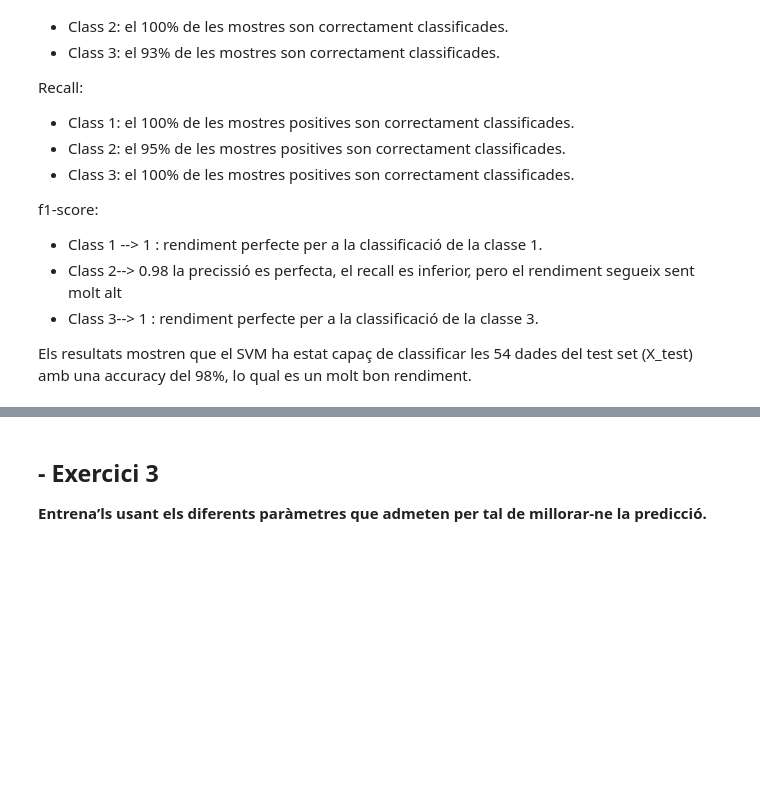
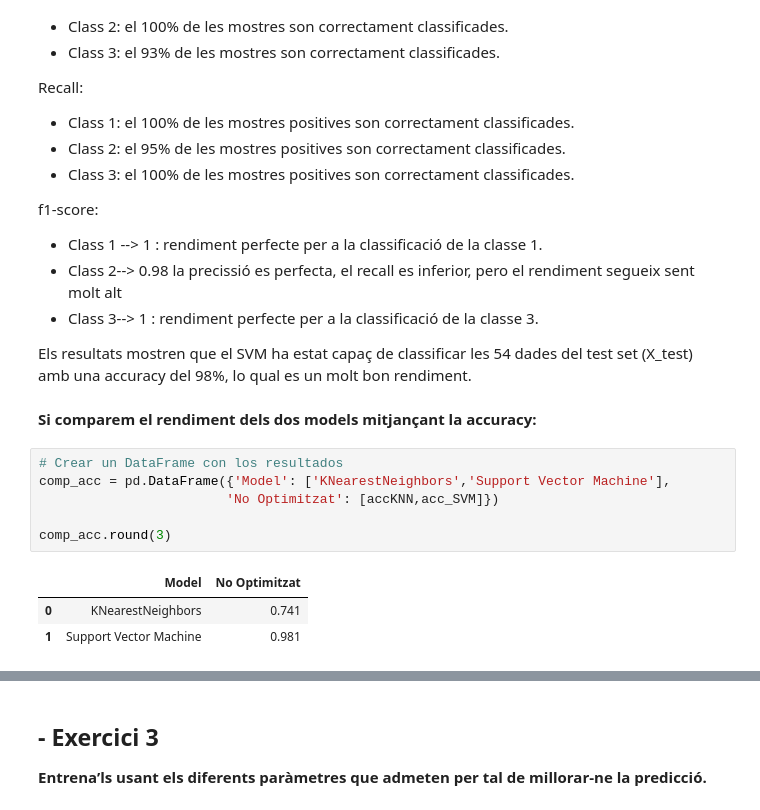
Before and after one commit to juliacasadevalldiaz/ML_classification, a Jupyter notebook: Tasca M7 T01 - ML_classification.ipynb, the cells around one changed output, grey strips where cells are left out. Drawn from its saved outputs; the diff is of its cells as text; blank space fills up the shorter version.

```diff
--- a/Tasca M7 T01 - ML_classification.ipynb
+++ b/Tasca M7 T01 - ML_classification.ipynb
@@ -351,3 +345,15 @@ f1-score:
 - Class 3--> 1 : rendiment perfecte per a la classificació de la classe 3.
 
 Els resultats mostren que el SVM ha estat capaç de classificar les 54 dades del test set (X_test) amb una accuracy del 98%, lo qual es un molt bon rendiment.
+# %% [markdown]
+**Si comparem el rendiment dels dos models mitjançant la accuracy:**
+# %%
+# Crear un DataFrame con los resultados
+comp_acc = pd.DataFrame({'Model': ['KNearestNeighbors','Support Vector Machine'],
+                        'No Optimitzat': [accKNN,acc_SVM]})
+
+comp_acc.round(3)
+# %% [output]
+|  | Model | No Optimitzat |
+| 0 | KNearestNeighbors | 0.741 |
+| 1 | Support Vector Machine | 0.981 |
```
Also changed, not shown: parts of 44 cells of this notebook.
